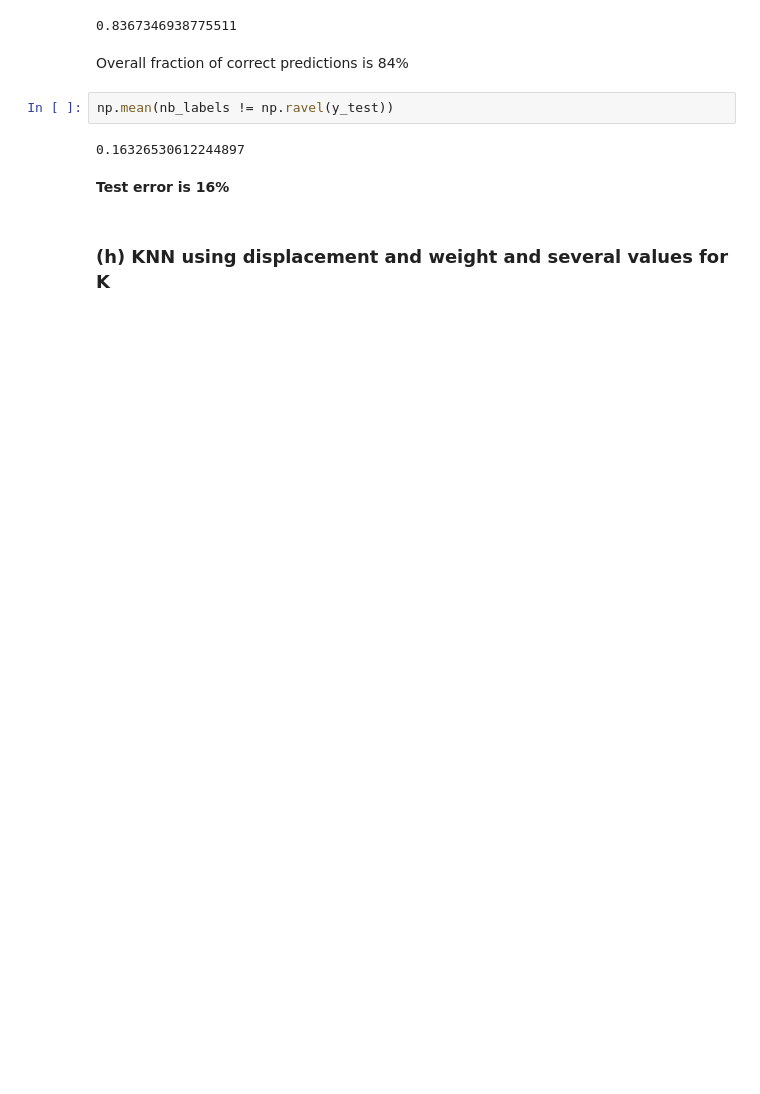
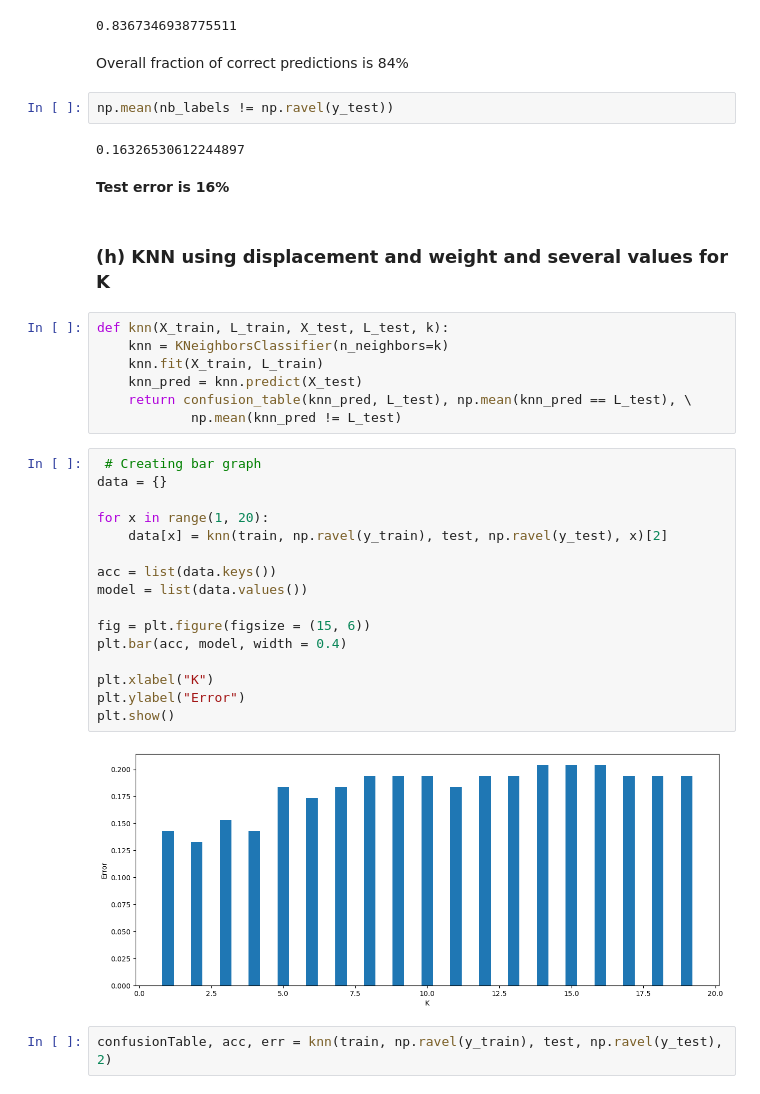
Before and after one commit to carmancater/an-introduction-to-statistical-learning-with-applications-in-python, a Jupyter notebook: Chapter 04 - Classification/Ch 4 Ex 14.ipynb, the cells around one changed output. Saved outputs shown, nothing was run; the diff lists cells and outputs as text; blank space fills up the shorter version.

```diff
--- a/Chapter 04 - Classification/Ch 4 Ex 14.ipynb
+++ b/Chapter 04 - Classification/Ch 4 Ex 14.ipynb
@@ -206,3 +208,30 @@ np.mean(nb_labels != np.ravel(y_test))
 **Test error is 16%**
 # %% [markdown]
 ### (h) KNN using displacement and weight and several values for K
+# %%
+def knn(X_train, L_train, X_test, L_test, k):
+    knn = KNeighborsClassifier(n_neighbors=k)
+    knn.fit(X_train, L_train)
+    knn_pred = knn.predict(X_test)
+    return confusion_table(knn_pred, L_test), np.mean(knn_pred == L_test), \
+            np.mean(knn_pred != L_test)
+# %%
+ # Creating bar graph
+data = {}
+
+for x in range(1, 20):
+    data[x] = knn(train, np.ravel(y_train), test, np.ravel(y_test), x)[2]
+
+acc = list(data.keys())
+model = list(data.values())
+
+fig = plt.figure(figsize = (15, 6))
+plt.bar(acc, model, width = 0.4)
+
+plt.xlabel("K")
+plt.ylabel("Error")
+plt.show()
+# %% [output]
+[figure, added]
+# %%
+confusionTable, acc, err = knn(train, np.ravel(y_train), test, np.ravel(y_test), 2)
```
Also changed, not shown: parts of 5 cells of this notebook, 2 other files.
